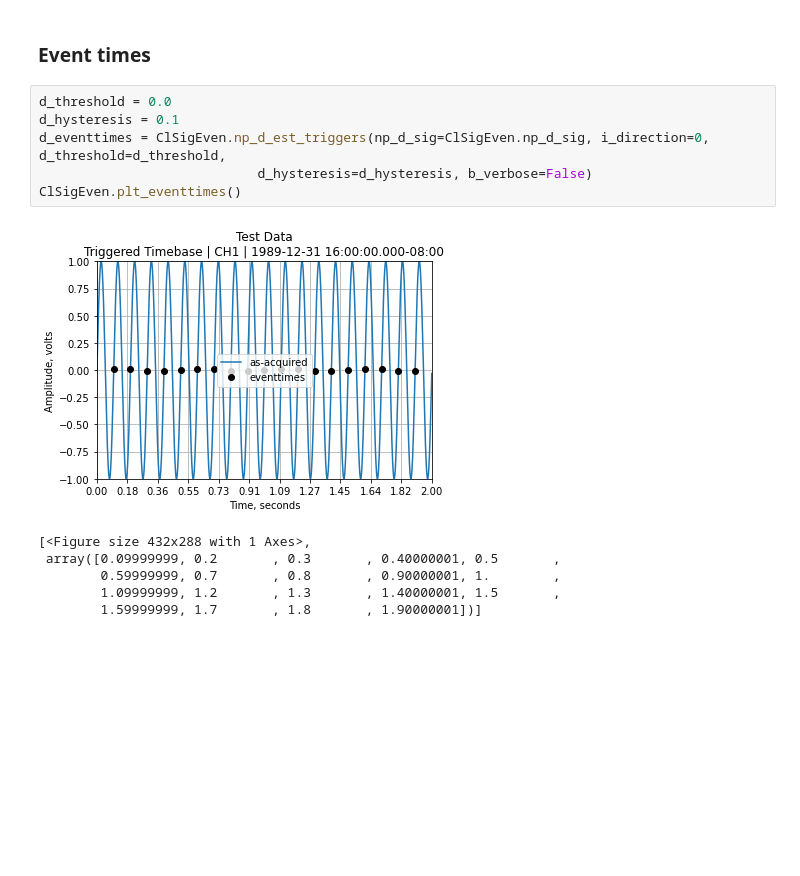
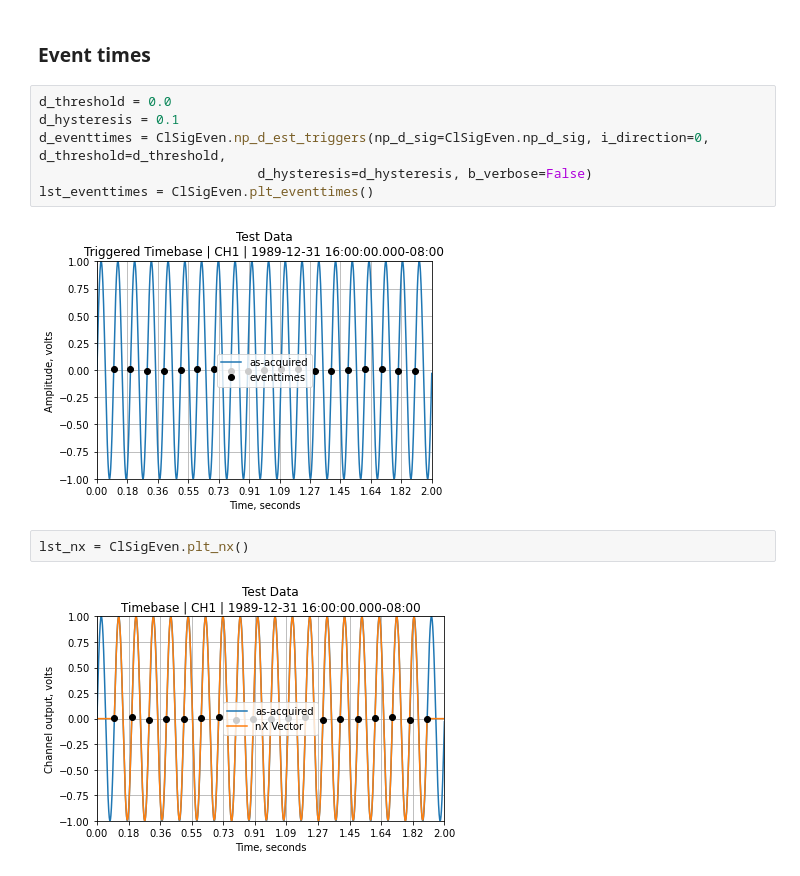
Before and after one commit to RobotSquirrelProd/AppliedVibrationAnalysis, a Jupyter notebook: AppliedVibrationAnalysis Test Harness.ipynb, the cells around one changed output. Saved outputs shown, nothing was run; the diff lists cells and outputs as text; blank space fills up the shorter version.

```diff
--- a/AppliedVibrationAnalysis Test Harness.ipynb
+++ b/AppliedVibrationAnalysis Test Harness.ipynb
@@ -225,11 +225,10 @@ d_threshold = 0.0
 d_hysteresis = 0.1
 d_eventtimes = ClSigEven.np_d_est_triggers(np_d_sig=ClSigEven.np_d_sig, i_direction=0, d_threshold=d_threshold,
                             d_hysteresis=d_hysteresis, b_verbose=False)
-ClSigEven.plt_eventtimes()
+lst_eventtimes = ClSigEven.plt_eventtimes()
 # %% [output]
 [figure]
-[<Figure size 432x288 with 1 Axes>,
- array([0.09999999, 0.2       , 0.3       , 0.40000001, 0.5       ,
-        0.59999999, 0.7       , 0.8       , 0.90000001, 1.        ,
-        1.09999999, 1.2       , 1.3       , 1.40000001, 1.5       ,
-        1.59999999, 1.7       , 1.8       , 1.90000001])]
+# %%
+lst_nx = ClSigEven.plt_nx()
+# %% [output]
+[figure, added]
```
Also changed, not shown: parts of 1 cell of this notebook, 3 other files.
